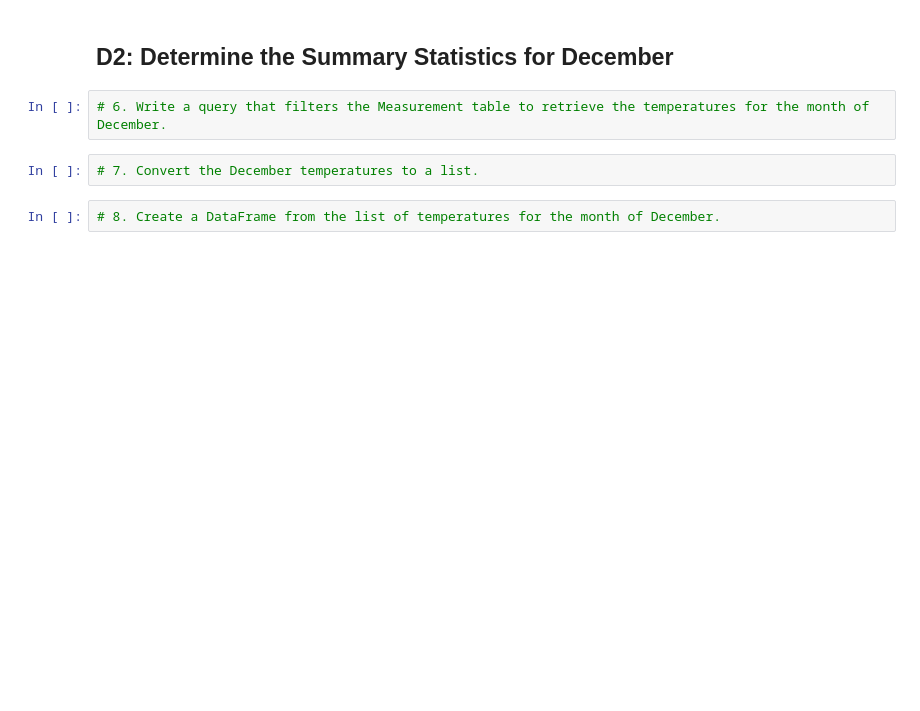
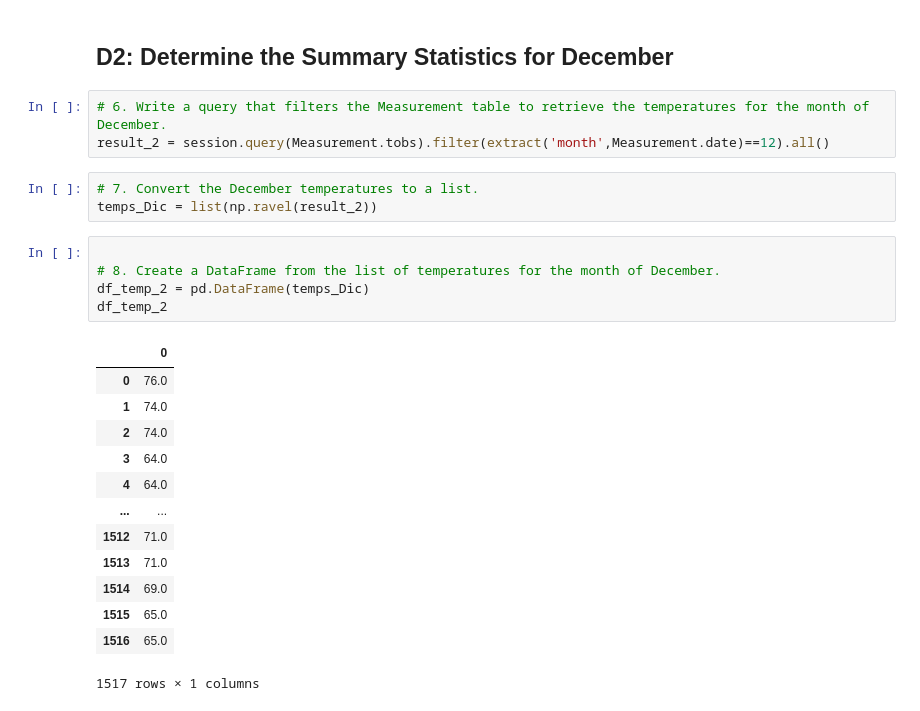
Before and after one commit to jjagoda1105/surfs_up, a Jupyter notebook: SurfsUp_Challenge_starter_code (1).ipynb, the cells around one changed output. Saved outputs shown, nothing was run; the diff lists cells and outputs as text; blank space fills up the shorter version.

```diff
--- a/SurfsUp_Challenge_starter_code (1).ipynb
+++ b/SurfsUp_Challenge_starter_code (1).ipynb
@@ -45,8 +93,27 @@ temps_June
 ## D2: Determine the Summary Statistics for December
 # %%
 # 6. Write a query that filters the Measurement table to retrieve the temperatures for the month of December.
+result_2 = session.query(Measurement.tobs).filter(extract('month',Measurement.date)==12).all()
 # %%
 # 7. Convert the December temperatures to a list.
+temps_Dic = list(np.ravel(result_2))
 # %%
+
 # 8. Create a DataFrame from the list of temperatures for the month of December.
+df_temp_2 = pd.DataFrame(temps_Dic)
+df_temp_2
+# %% [output]
+|  | 0 |
+| 0 | 76.0 |
+| 1 | 74.0 |
+| 2 | 74.0 |
+| 3 | 64.0 |
+| 4 | 64.0 |
+| ... | ... |
+| 1512 | 71.0 |
+| 1513 | 71.0 |
+| 1514 | 69.0 |
+| 1515 | 65.0 |
+| 1516 | 65.0 |
+1517 rows × 1 columns
 # %%
```
Also changed, not shown: parts of 7 cells of this notebook.
